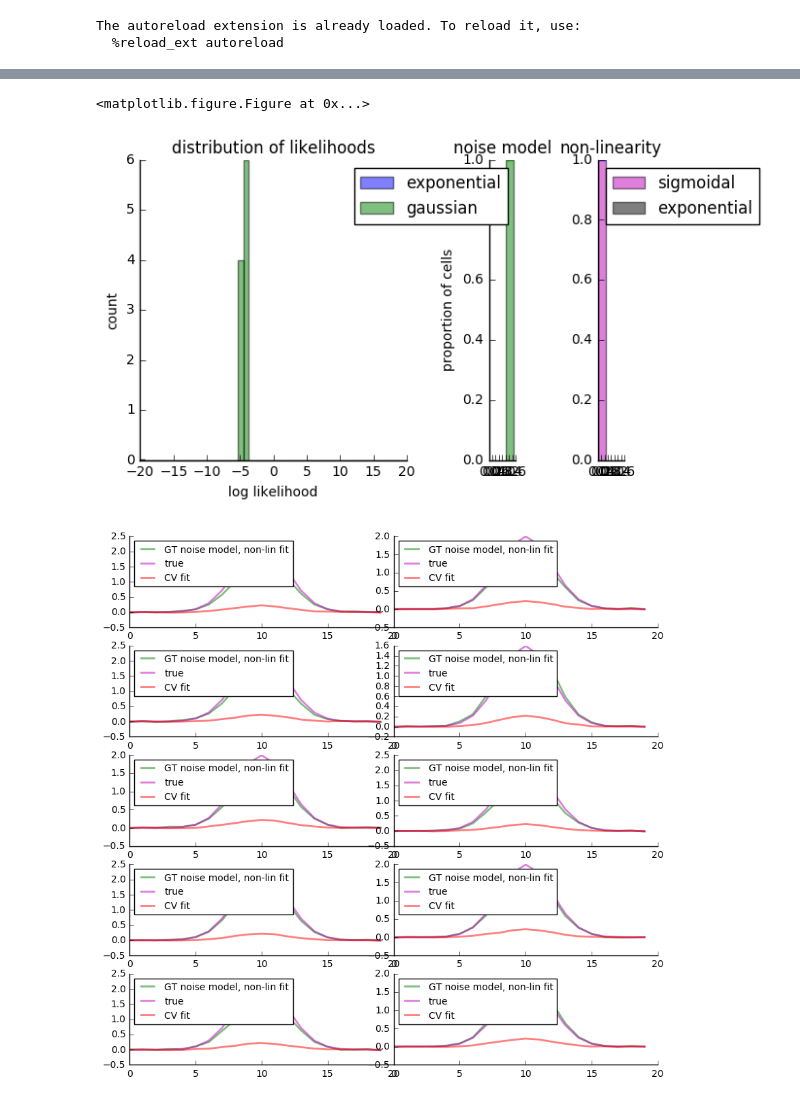
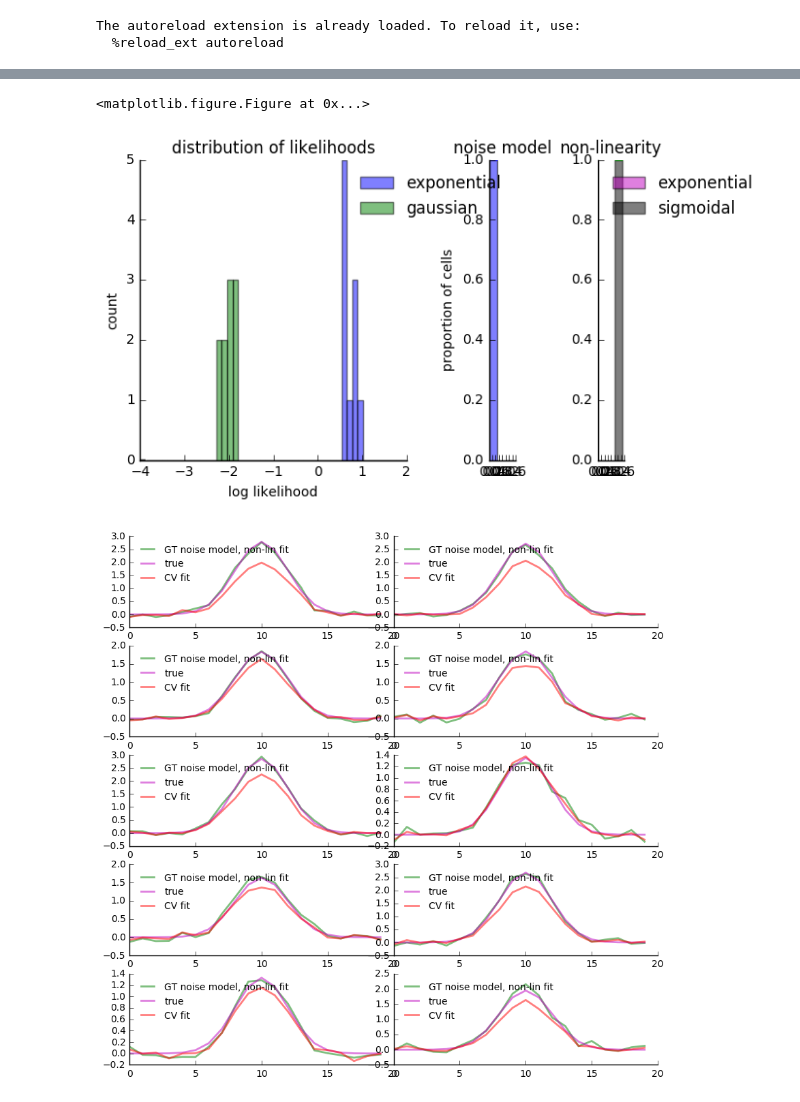
Before and after one commit to achristensen56/PyGLM, a Jupyter notebook: Tensor Multiplication.ipynb, the cells around one changed output, grey strips where cells are left out. Cells and saved outputs as stored; diff of their text form; code cells hidden in the pictures.

```diff
--- a/Tensor Multiplication.ipynb
+++ b/Tensor Multiplication.ipynb
@@ -39,4 +39,0 @@ plt.plot(weight_mat, alpha = .5);
-# %%
-y -= np.min(y) + 1e-1
-
-plt.plot(y);
@@ -44,0 +40,14 @@ plt.plot(y);
+# %%
+offset =  np.min(y) - eps
+#offset = 0
+y -= offset
+
+c_int = cond_int(sigmoid, weight_mat, stim, 5, 3, nls = -offset/5)
+
+gLL = 1./T * sum(np.log(norm(0, 1).pdf(y - c_int)))
+eLL = 1./T * sum(np.log(gamma.pdf(y, 1, scale = c_int)))
+
+bins = np.linspace(-4, 2, 50)
+
+plt.hist(gLL, bins = bins, color = 'g', alpha = .5);
+plt.hist(eLL, bins = bins, color = 'b', alpha = .5);
@@ -80,8 +83,10 @@ plt.plot(L)
 from fit_utils import fit_glm_CV
 
 scores, features = fit_glm_CV(y, stim, learning_rate = [5e-3],
-                                      num_pcs = [num_features],debug = True, max_iters= 1400, batch_size = 30000,
-                                      noise_model = ['exponential','gaussian'])
+                              offset_init = -offset *np.ones([num_neurons]) ,
+                              scale_init= np.ones([num_neurons]), bias_init = .1*np.ones([num_neurons]),
+                              num_pcs = [num_features],debug = False, max_iters= 1000,
+                              batch_size = 500, noise_model = ['exponential','gaussian'])
 # %% [output]
 0%  100%
 [#   ] | ETA: 00:00:00
@@ -159,9 +157,9 @@ t_per_l_exp.append(per_l_exp)
 t_per_l_sig.append(per_l_sig)
 t_per_l_sr.append(per_l_sr)
 
-le = np.array(scores[:, :, 0, :].flatten())
+le = np.array(scores[:, 1, 0, :].flatten())
 #le = le[np.isfinite(le)]
-lg = np.array(scores[:, :, 1, :].flatten())
+lg = np.array(scores[:, 1, 1, :].flatten())
 #lg = lg[np.isfinite(lg)]
 le_all.append(le)
 lg_all.append(lg)
@@ -184,39 +182,39 @@ le_all_hi = le_all_hi[np.isfinite(le_all_hi)]
 lg_all_hi = np.array(lg_all_t).flatten()
 lg_all_hi = lg_all_hi[np.isfinite(lg_all_hi)]
 
-bins = np.linspace(-20, 20, num = 50)
+bins = np.linspace(-4, 2, num = 50)
 
 plt.figure(figsize = [20, 3])
 
 f, (a0, a1, a2) = plt.subplots(1,3, gridspec_kw = {'width_ratios':[10, 1, 1]})
 
 a0.hist(le_all_hi, alpha = .5, label = 'exponential', bins = bins);
 a0.hist(lg_all_hi, alpha = .5, label = 'gaussian', bins = bins);
 a0.set_ylabel('count')
 a0.set_xlabel('log likelihood')
 #a0.legend()
 simpleaxis(a0, bottom = False)
 a0.set_title('distribution of likelihoods')
 
 a1.bar(0, np.mean(t_per_exp), yerr = np.std(t_per_exp),color = 'b', alpha = .5, width = .5,  label = "exponential")
 a1.bar(1, np.mean(t_per_gaus), yerr = np.std(t_per_gaus), color = 'g', alpha = .5, width = .5, label = "gaussian")
 a1.set_ylabel('proportion of cells')
-a1.legend(loc = 'upper right')
+a1.legend(loc = 'upper right', frameon = False)
 a1.set_title('noise model')
 simpleaxis(a2, bottom = False)
 
-a2.bar(0, np.mean(t_per_l_exp), yerr = np.std(t_per_l_exp), width = .5, color = 'm', alpha = .5, label = "sigmoidal")
-a2.bar(1, np.mean(t_per_l_sig), yerr = np.std(t_per_l_sig),width = .5, color = 'k', alpha = .5, label = "exponential")
+a2.bar(0, np.mean(t_per_l_exp), yerr = np.std(t_per_l_exp), width = .5, color = 'm', alpha = .5, label = "exponential")
+a2.bar(1, np.mean(t_per_l_sig), yerr = np.std(t_per_l_sig),width = .5, color = 'k', alpha = .5, label = "sigmoidal")
 a2.set_title('non-linearity')
-a2.legend(loc ='upper left')
+a2.legend(loc ='upper left', frameon = False)
 simpleaxis(a1, bottom = False)
 
 
 
 f.tight_layout()
 # %% [output]
 <matplotlib.figure.Figure at 0x...>
-[figure, old version]
+[figure, new version]
 # %%
 num_rows, num_cols = 5, 2
 
@@ -229,8 +227,8 @@ for i, axes in enumerate(ax):
     #axes.plot(weight_inits[:, i], c = 'g', linewidth = 1, alpha = .5, label = 'inits')
     axes.plot(weight_mat[:, i], c = 'm', linewidth = 2, alpha = .5, label = 'true')
     axes.plot(weights[i, :], c = 'r', linewidth = 2, alpha = .5, label = 'CV fit')
-    axes.legend(fontsize = 10, loc = 'upper left')
+    axes.legend(fontsize = 10, loc = 'upper left', frameon = False)
     simpleaxis(axes)
 # %% [output]
-[figure, old version]
+[figure, new version]
 # %%
```
Also changed, not shown: parts of 13 cells of this notebook, 6 other files.
